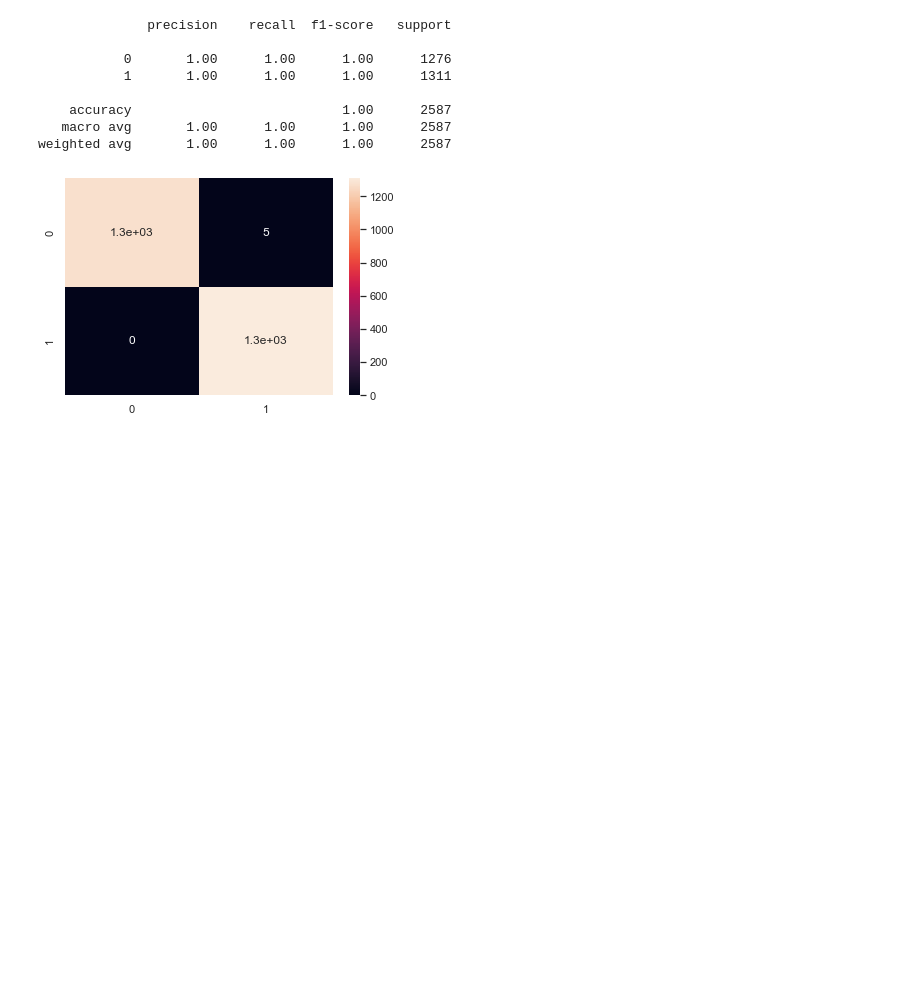
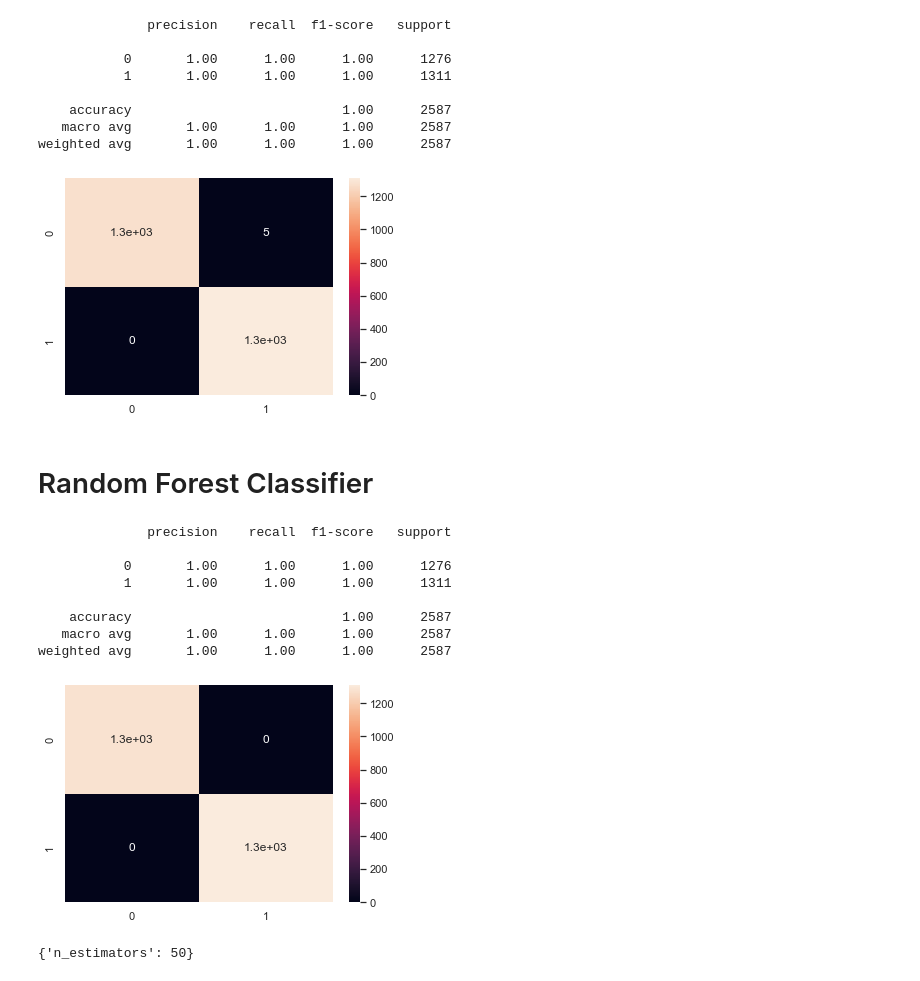
Before and after one commit to HengKevin/churnModel, a Jupyter notebook: churnModel.ipynb, the cells around one changed output. Saved outputs shown, nothing was run; the diff lists cells and outputs as text; code cells hidden in the pictures; blank space fills up the shorter version.

Commit message:
random forest classifier

```diff
--- a/churnModel.ipynb
+++ b/churnModel.ipynb
@@ -451,3 +451,33 @@ print(classification_report(y_test, y_pred_log))
    macro avg       1.00      1.00      1.00      2587
 weighted avg       1.00      1.00      1.00      2587
 [figure]
+# %% [markdown]
+# Random Forest Classifier
+# %%
+from sklearn.ensemble import RandomForestClassifier
+from sklearn.metrics import classification_report, confusion_matrix
+
+param_grid = {
+'n_estimators': [50, 75,100, 150, 200,300],
+}
+
+rcv = RandomizedSearchCV(RandomForestClassifier(random_state=42), param_grid, cv=5)
+rcv.fit(X_train, y_train)
+y_pred_rcv = rcv.predict(X_test)
+confusion_rcv = confusion_matrix(y_test, rcv.predict(X_test))
+sns.heatmap(confusion_rcv, annot=True)
+print(classification_report(y_test, y_pred_rcv))
+# %% [output]
+              precision    recall  f1-score   support
+
+           0       1.00      1.00      1.00      1276
+           1       1.00      1.00      1.00      1311
+
+    accuracy                           1.00      2587
+   macro avg       1.00      1.00      1.00      2587
+weighted avg       1.00      1.00      1.00      2587
+[figure, added]
+# %%
+rcv.best_params_
+# %% [output]
+{'n_estimators': 50}
```
